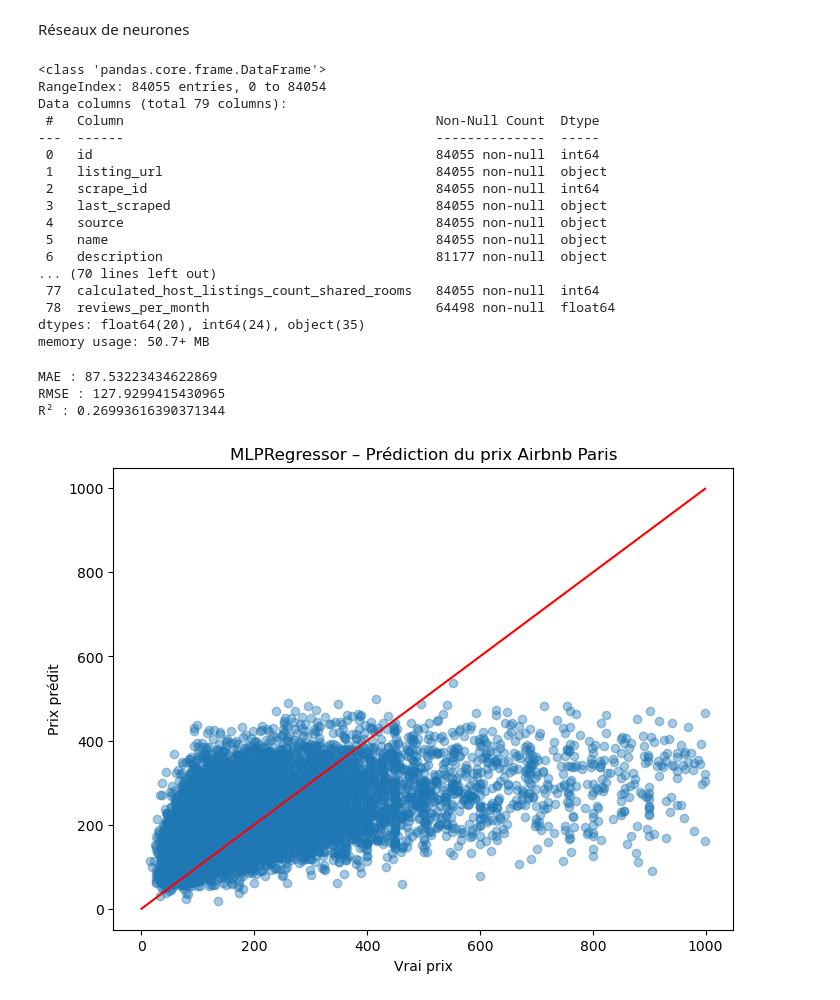
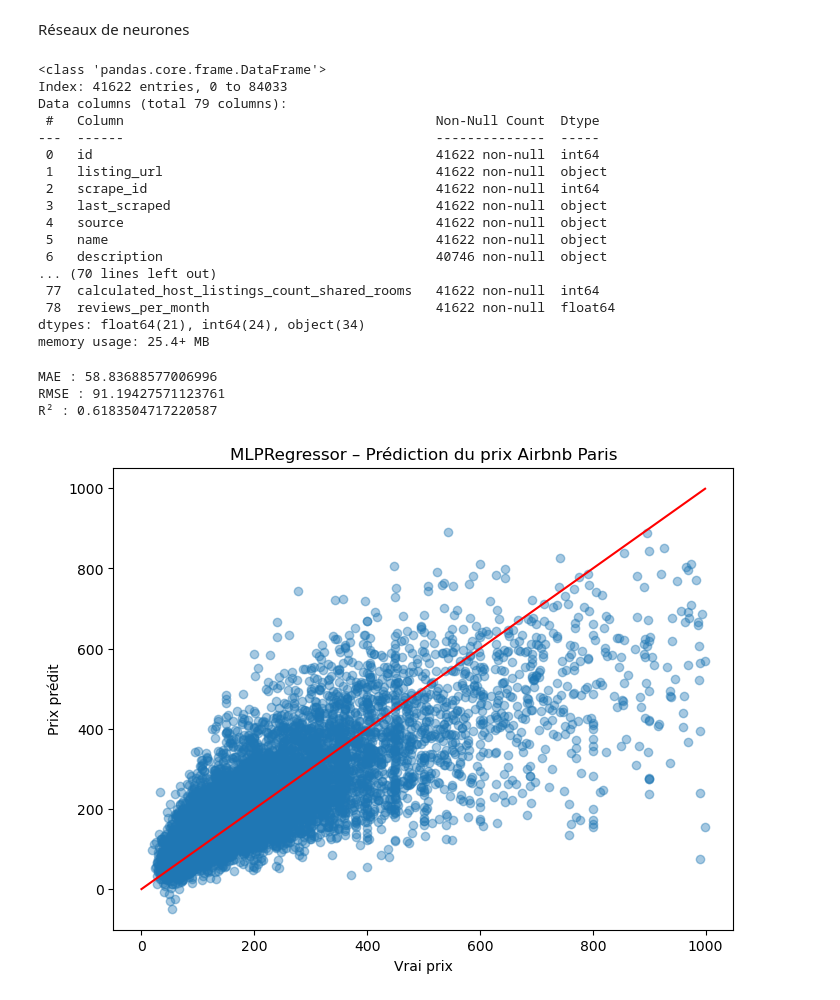
Before and after one commit to AlexandreRochaQ/projet_airbnb, a Jupyter notebook: airbnb.ipynb, the cells around one changed output. Drawn from its saved outputs; the diff is of its cells as text; code cells hidden in the pictures.

```diff
--- a/airbnb.ipynb
+++ b/airbnb.ipynb
@@ -85,37 +85,35 @@ data = data[data["price"] < 1000]
 # je supprime si peut d'impacte
 data = data.dropna(subset=[
     "latitude", "longitude",
-    "minimum_nights",
-    "number_of_reviews",
-    "reviews_per_month",
-    "calculated_host_listings_count",
-    "availability_365"
-])
+    "accommodates", "bedrooms", "beds",
+    "minimum_nights", "number_of_reviews",
+    "reviews_per_month", "review_scores_rating",
+    "availability_365", "calculated_host_listings_count"])
 # %% [output]
 <class 'pandas.core.frame.DataFrame'>
-RangeIndex: 84055 entries, 0 to 84054
+Index: 41622 entries, 0 to 84033
 Data columns (total 79 columns):
  #   Column                                        Non-Null Count  Dtype
 ---  ------                                        --------------  -----
- 0   id                                            84055 non-null  int64
- 1   listing_url                                   84055 non-null  object
- 2   scrape_id                                     84055 non-null  int64
- 3   last_scraped                                  84055 non-null  object
- 4   source                                        84055 non-null  object
- 5   name                                          84055 non-null  object
- 6   description                                   81177 non-null  object
+ 0   id                                            41622 non-null  int64
+ 1   listing_url                                   41622 non-null  object
+ 2   scrape_id                                     41622 non-null  int64
+ 3   last_scraped                                  41622 non-null  object
+ 4   source                                        41622 non-null  object
+ 5   name                                          41622 non-null  object
+ 6   description                                   40746 non-null  object
 ... (70 lines left out)
- 77  calculated_host_listings_count_shared_rooms   84055 non-null  int64
- 78  reviews_per_month                             64498 non-null  float64
-dtypes: float64(20), int64(24), object(35)
-memory usage: 50.7+ MB
+ 77  calculated_host_listings_count_shared_rooms   41622 non-null  int64
+ 78  reviews_per_month                             41622 non-null  float64
+dtypes: float64(21), int64(24), object(34)
+memory usage: 25.4+ MB
 # %%
 cols_X = [
     "latitude", "longitude",
+    "accommodates", "bedrooms", "beds",
     "minimum_nights", "number_of_reviews",
-    "reviews_per_month",
-    "calculated_host_listings_count",
-    "availability_365"
+    "reviews_per_month", "review_scores_rating",
+    "availability_365", "calculated_host_listings_count"
 ]
 
 data_model = data[cols_X + ["price"]].dropna()
@@ -132,34 +130,34 @@ X_test_scaled = scaler.transform(X_test)
 
 mlp = MLPRegressor(
     hidden_layer_sizes=(64, 32),
     activation="relu",
     solver="adam",
     max_iter=500,
     random_state=42
 )
 
 mlp.fit(X_train_scaled, y_train)
 
 y_pred = mlp.predict(X_test_scaled)
 
 mae = mean_absolute_error(y_test, y_pred)
 mse = mean_squared_error(y_test, y_pred)
 rmse = np.sqrt(mse)
 r2 = r2_score(y_test, y_pred)
 
 print("MAE :", mae)
 print("RMSE :", rmse)
 print("R² :", r2)
 
 plt.figure(figsize=(8, 6))
 plt.scatter(y_test, y_pred, alpha=0.4)
 plt.xlabel("Vrai prix")
 plt.ylabel("Prix prédit")
 plt.title("MLPRegressor – Prédiction du prix Airbnb Paris")
 plt.plot([0, max(y_test)], [0, max(y_test)], color="red")
 plt.show()
 # %% [output]
-MAE : 87.53223434622869
-RMSE : 127.9299415430965
-R² : 0.26993616390371344
+MAE : 58.83688577006996
+RMSE : 91.19427571123761
+R² : 0.6183504717220587
-[figure, old version]
+[figure, new version]
```
